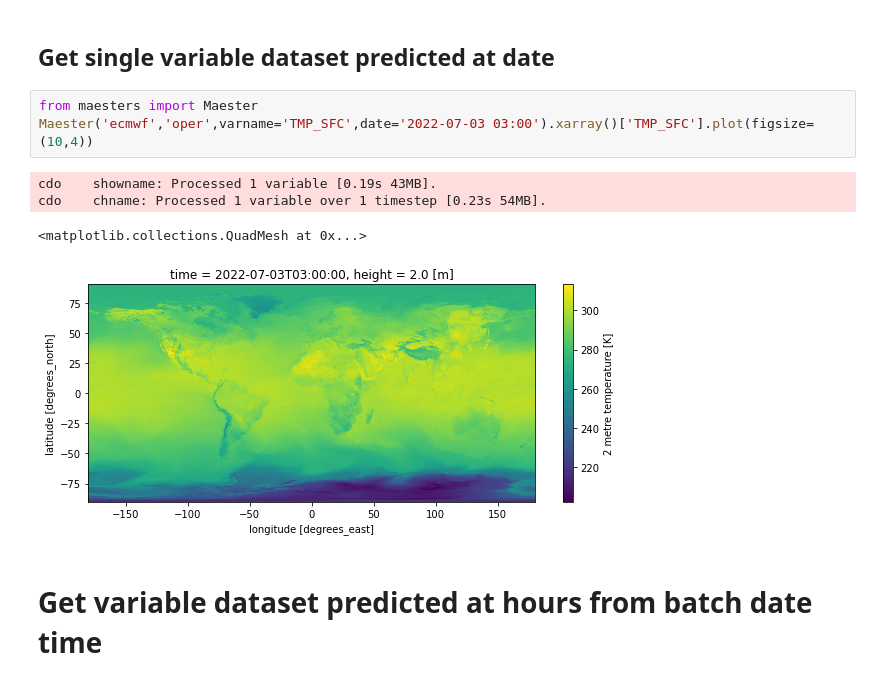
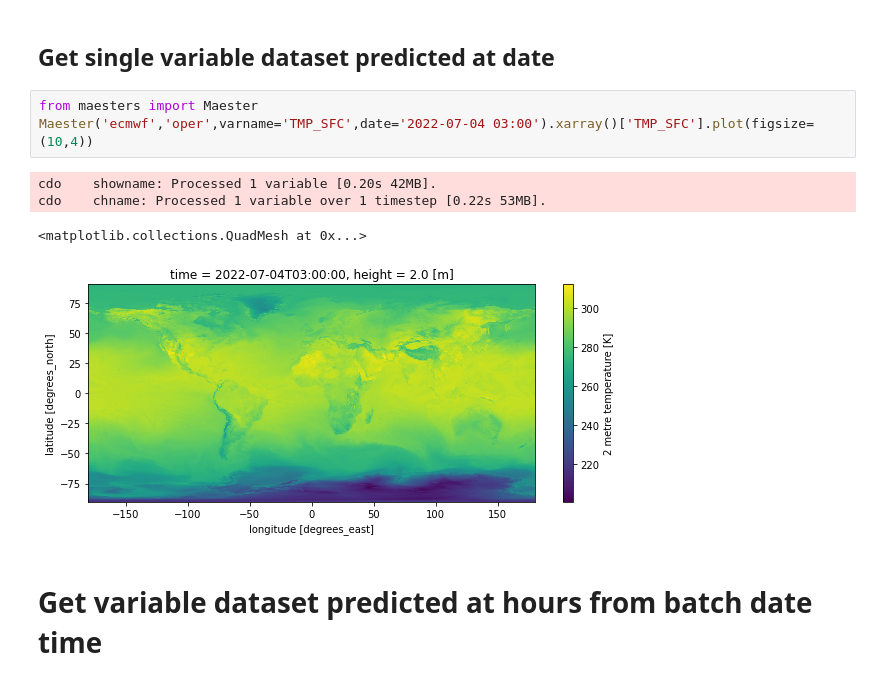
Before and after one commit to cnmetlab/Maesters-of-NWP, a Jupyter notebook: example/example.ipynb, the cells around one changed output. Cells and saved outputs as stored; diff of their text form.

```diff
--- a/example/example.ipynb
+++ b/example/example.ipynb
@@ -7,12 +7,12 @@ sys.path.append(os.path.dirname(os.getcwd()))
 ## Get single variable dataset predicted at date
 # %%
 from maesters import Maester
-Maester('ecmwf','oper',varname='TMP_SFC',date='2022-07-03 03:00').xarray()['TMP_SFC'].plot(figsize=(10,4))
+Maester('ecmwf','oper',varname='TMP_SFC',date='2022-07-04 03:00').xarray()['TMP_SFC'].plot(figsize=(10,4))
 # %% [output]
-cdo    showname: Processed 1 variable [0.19s 43MB].
-cdo    chname: Processed 1 variable over 1 timestep [0.23s 54MB].
+cdo    showname: Processed 1 variable [0.20s 42MB].
+cdo    chname: Processed 1 variable over 1 timestep [0.22s 53MB].
 <matplotlib.collections.QuadMesh at 0x...>
-[figure, old version]
+[figure, new version]
 # %% [markdown]
 # Get variable dataset predicted at hours from batch date time
 # %%
```
Also changed, not shown: 14 other files.
